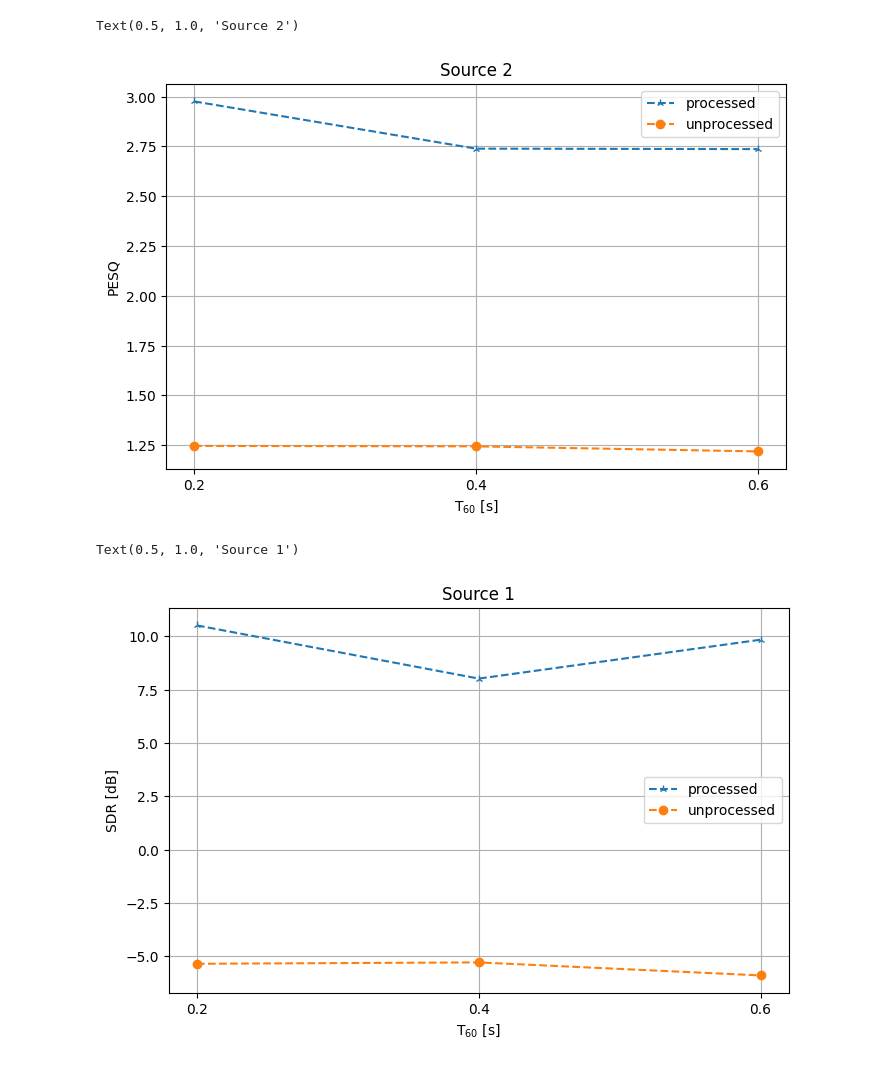
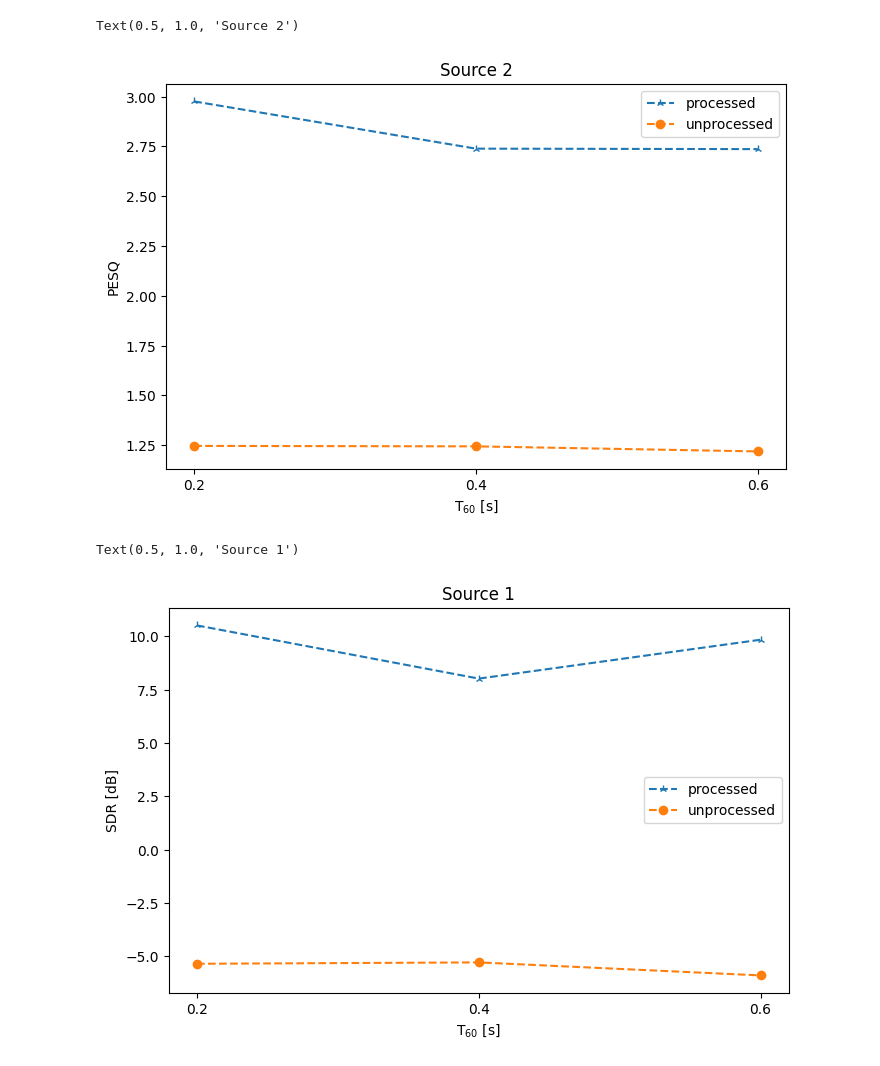
Before and after one commit to anchiyuan/CTF, a Jupyter notebook: evaluation_TIKR.ipynb, the cells around one changed output. Drawn from its saved outputs; the diff is of its cells as text; code cells hidden in the pictures.

```diff
--- a/evaluation_TIKR.ipynb
+++ b/evaluation_TIKR.ipynb
@@ -74,7 +74,7 @@ fig2 = plt.figure(figsize=(8, 5))
 ax2 = fig2.add_subplot()
 ax2.plot(reverberation_time, pesq_interferer_TIKR, linestyle='--', marker='2')
 ax2.plot(reverberation_time, pesq_y_noisy_2, linestyle='--', marker='o')
-ax2.grid(True)
+ax2.grid(False)
 ax2.set_xticks(reverberation_time_list)
 ax2.set_xlabel('T$_{60}$ [s]')
 ax2.set_ylabel('PESQ')
@@ -82,22 +82,22 @@ ax2.legend(['processed', 'unprocessed'])
 ax2.set_title('Source 2')
 # %% [output]
 Text(0.5, 1.0, 'Source 2')
-[figure, old version]
+[figure, new version]
 # %%
 # plot SDR vs T60
 fig3 = plt.figure(figsize=(8, 5))
 ax3 = fig3.add_subplot()
 ax3.plot(reverberation_time, sdr_interferer_TIKR, linestyle='--', marker='2')
 ax3.plot(reverberation_time, sdr_y_noisy_2, linestyle='--', marker='o')
-ax3.grid(True)
+ax3.grid(False)
 ax3.set_xticks(reverberation_time_list)
 ax3.set_xlabel('T$_{60}$ [s]')
 ax3.set_ylabel('SDR [dB]')
 ax3.legend(['processed', 'unprocessed'])
 ax3.set_title('Source 1')
 # %% [output]
 Text(0.5, 1.0, 'Source 1')
-[figure, old version]
+[figure, new version]
 # %%
 # plot SDR vs T60
 fig4 = plt.figure(figsize=(8, 5))
```
Also changed, not shown: parts of 2 cells of this notebook, 9 other files.
